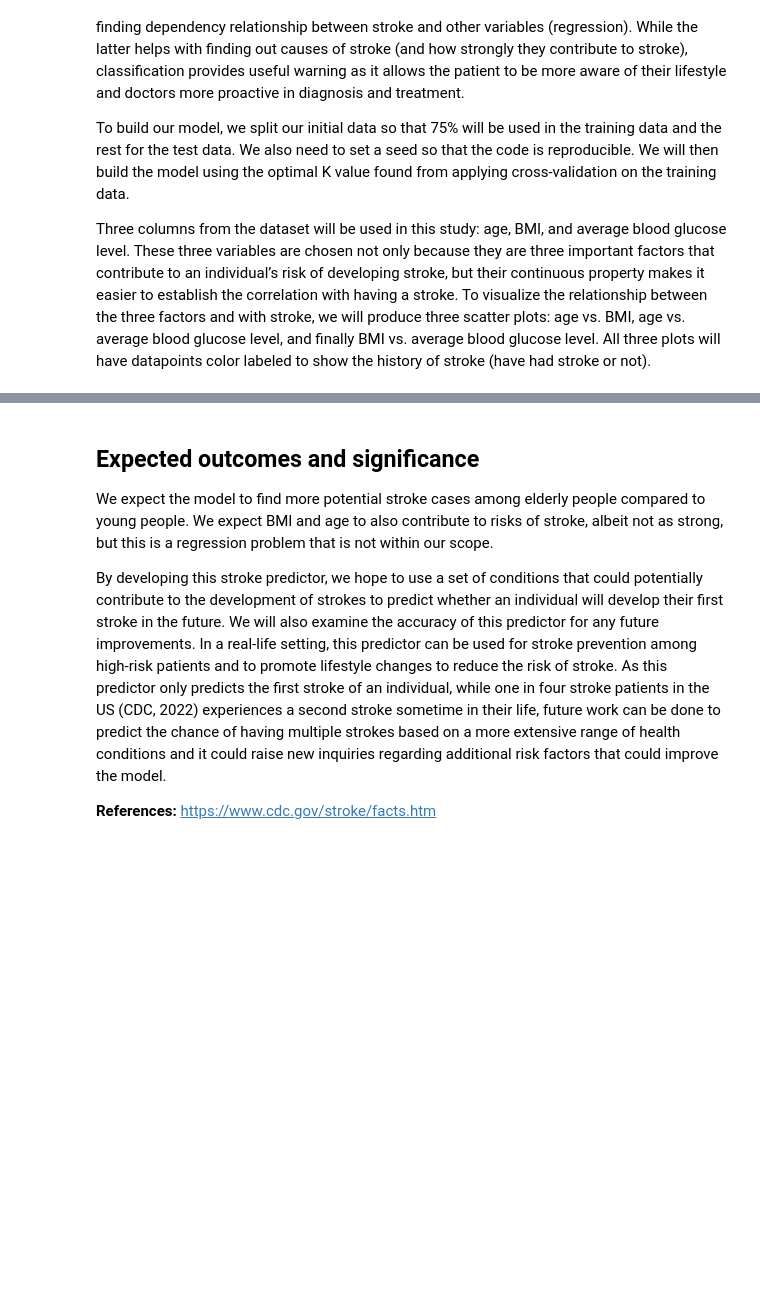
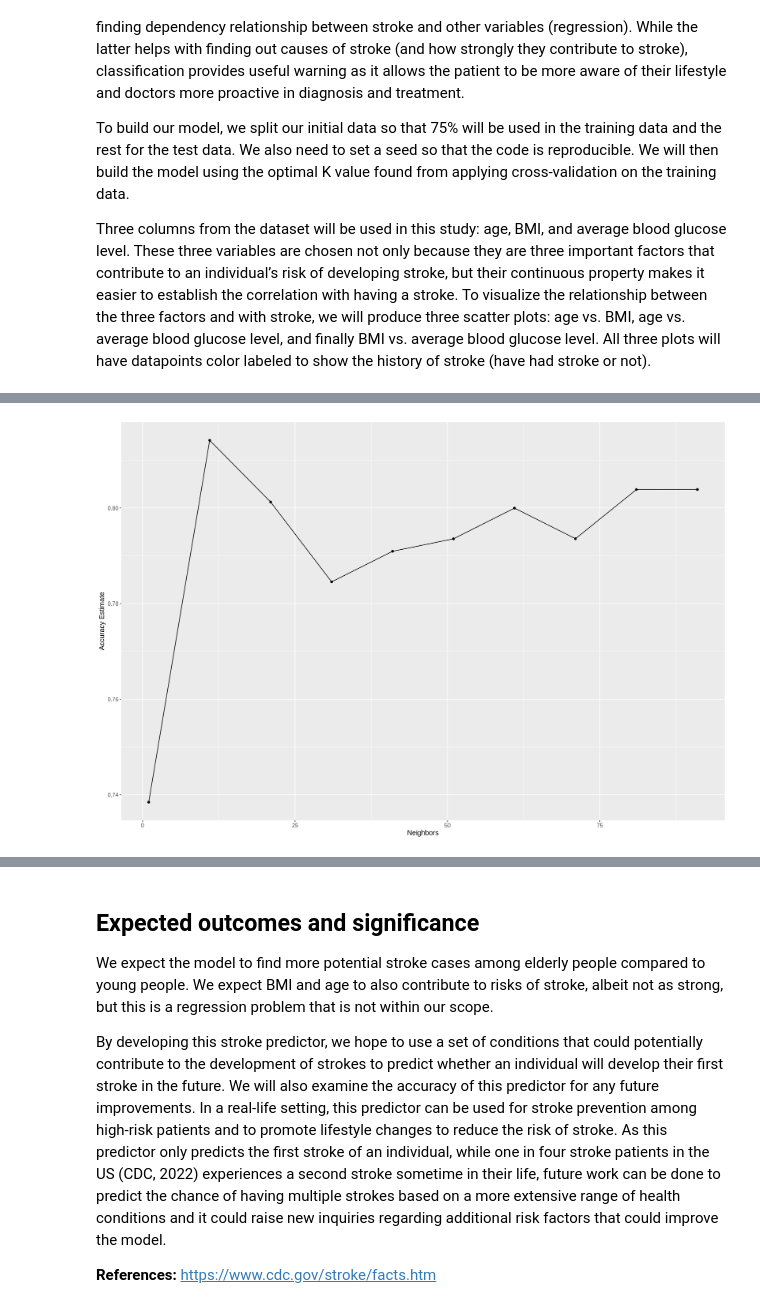
Before and after one commit to hd54/stroke, a Jupyter notebook: stroke.ipynb, the cells around one changed output, grey strips where cells are left out. Cells and saved outputs as stored; diff of their text form; code cells hidden in the pictures; blank space fills up the shorter version.

```diff
--- a/stroke.ipynb
+++ b/stroke.ipynb
@@ -274,0 +243,11 @@ A tibble: 5289 × 4
+# %%
+# K graph
+options(repr.plot.height = 10, repr.plot.width = 15)
+accuracy_vs_k <- ggplot(accuracies, aes(x = neighbors, y = mean)) +
+  geom_point() +
+  geom_line() +
+  labs(x = "Neighbors", y = "Accuracy Estimate") +
+  theme(text = element_text(size = 12))
+accuracy_vs_k
+# %% [output]
+[figure, added]
```
Also changed, not shown: parts of 5 cells of this notebook.
